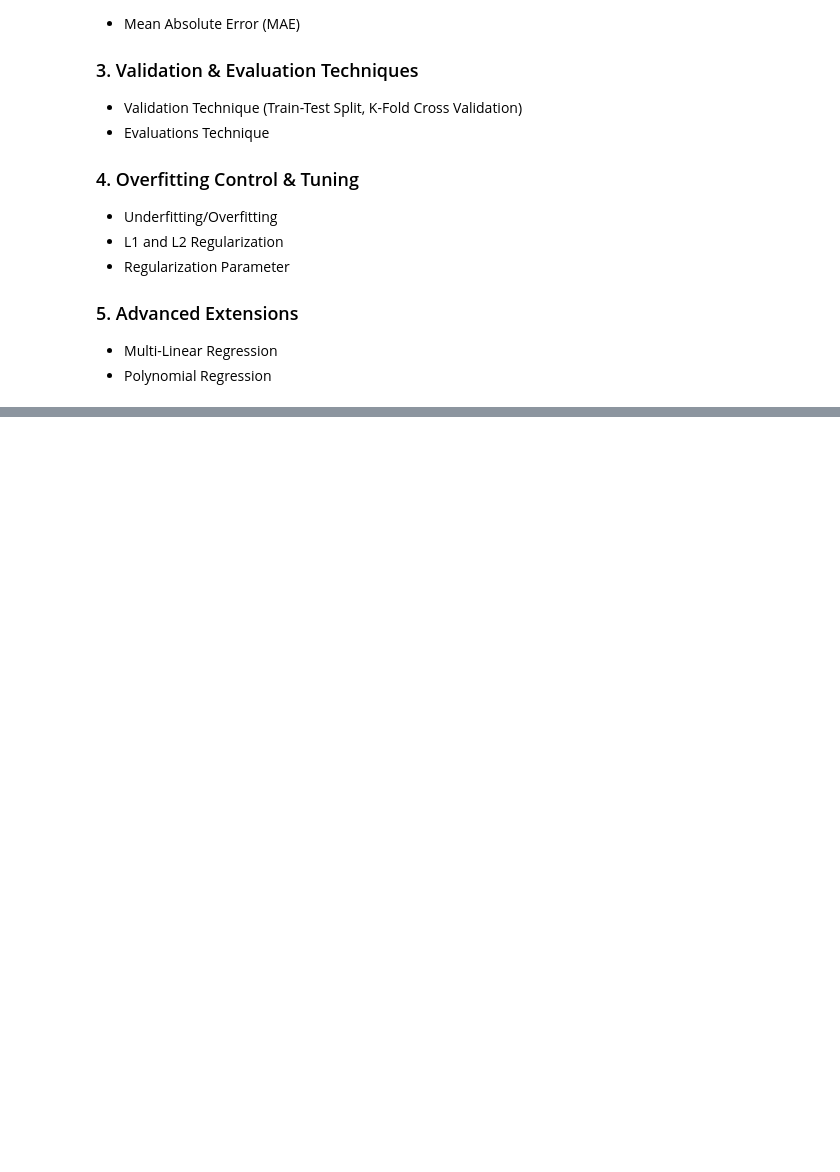
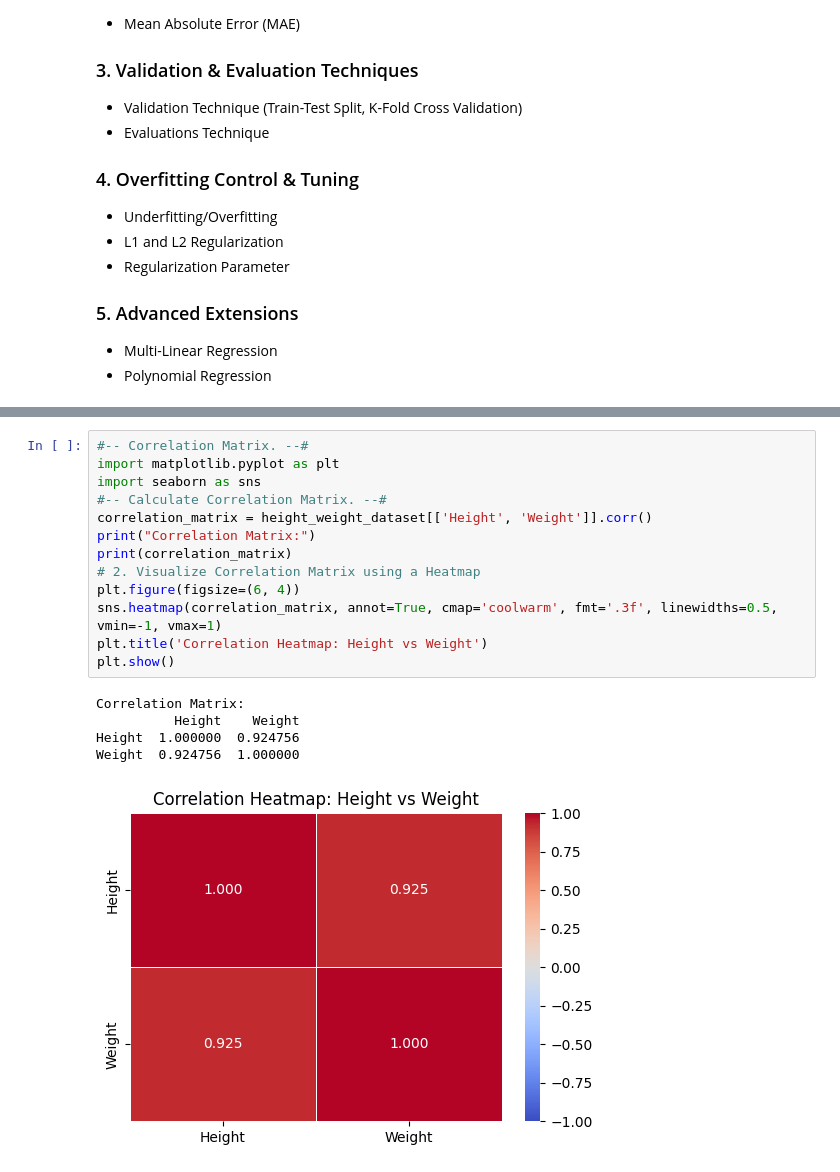
Before and after one commit to hieugia090806/Applied_Machine_Learning_COS30082, a Jupyter notebook: Laboratory/Lab02 - Machine Learning Algorithm/Linear_Regression_Week02.ipynb, the cells around one changed output, grey strips where cells are left out. Saved outputs shown, nothing was run; the diff lists cells and outputs as text; blank space fills up the shorter version.

```diff
--- a/Laboratory/Lab02 - Machine Learning Algorithm/Linear_Regression_Week02.ipynb
+++ b/Laboratory/Lab02 - Machine Learning Algorithm/Linear_Regression_Week02.ipynb
@@ -241,0 +139,19 @@ plt.show()
+# %%
+#-- Correlation Matrix. --#
+import matplotlib.pyplot as plt
+import seaborn as sns
+#-- Calculate Correlation Matrix. --#
+correlation_matrix = height_weight_dataset[['Height', 'Weight']].corr()
+print("Correlation Matrix:")
+print(correlation_matrix)
+# 2. Visualize Correlation Matrix using a Heatmap
+plt.figure(figsize=(6, 4))
+sns.heatmap(correlation_matrix, annot=True, cmap='coolwarm', fmt='.3f', linewidths=0.5, vmin=-1, vmax=1)
+plt.title('Correlation Heatmap: Height vs Weight')
+plt.show()
+# %% [output]
+Correlation Matrix:
+          Height    Weight
+Height  1.000000  0.924756
+Weight  0.924756  1.000000
+[figure, added]
```
Also changed, not shown: parts of 67 cells of this notebook, 25 other files.
